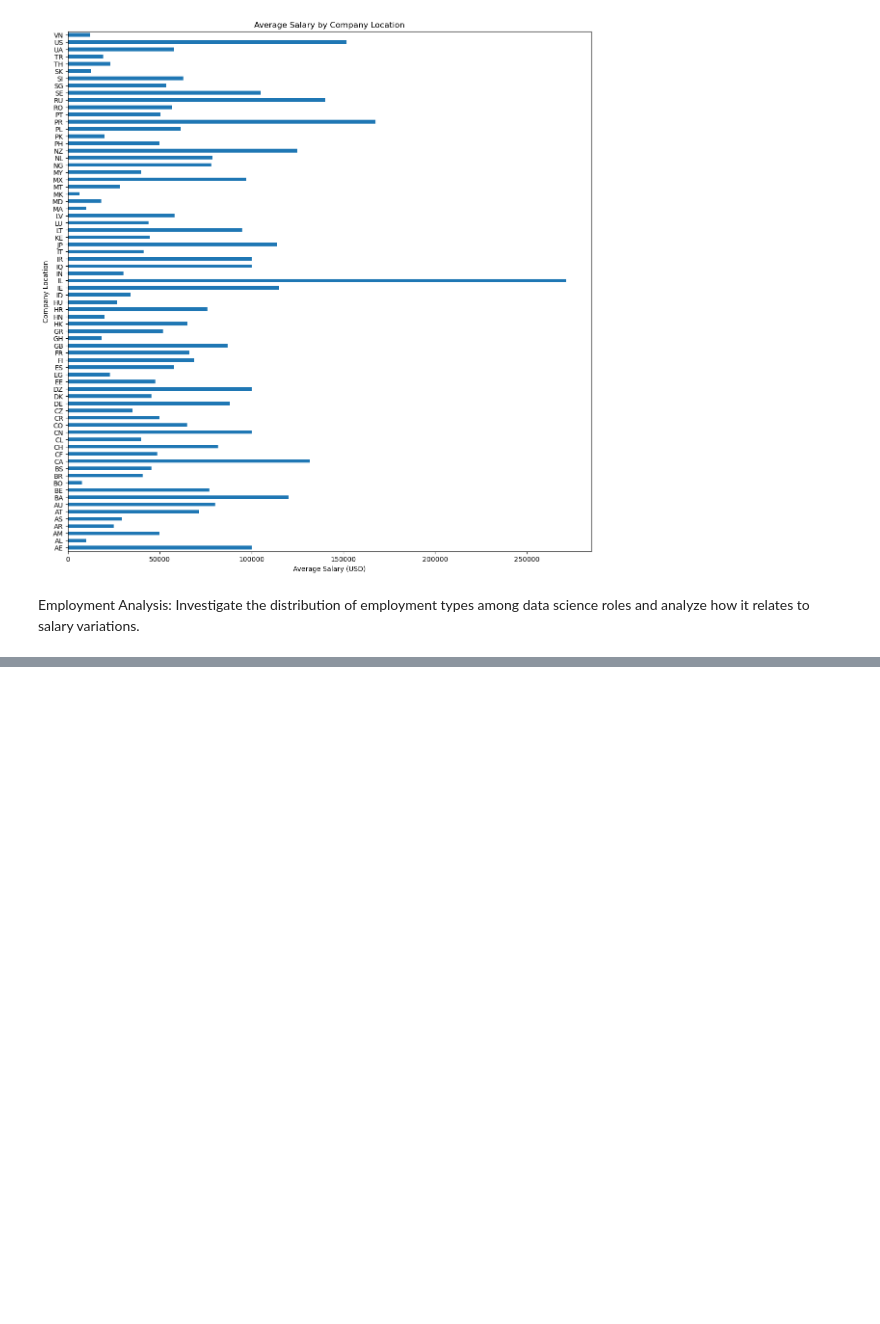
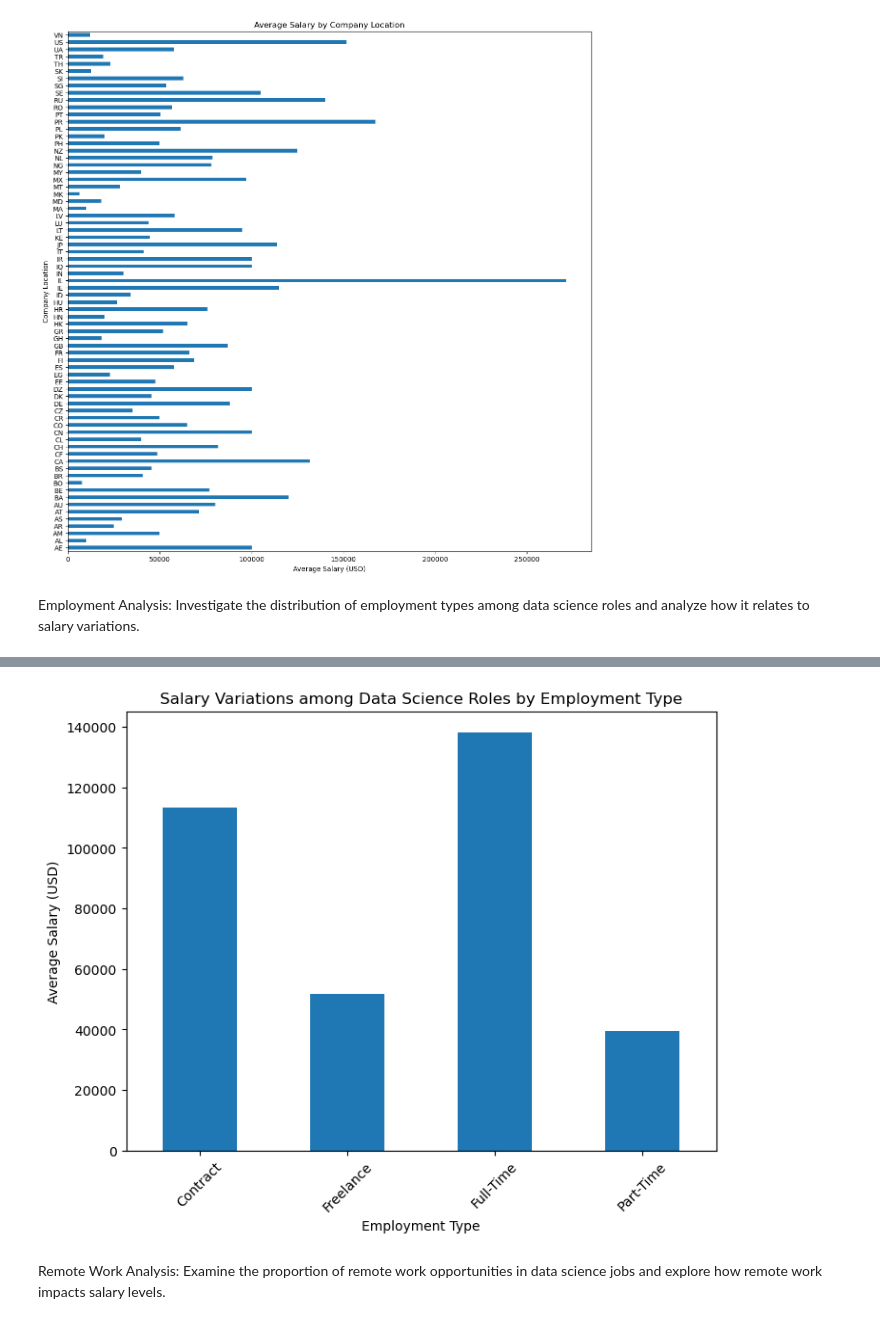
Before and after one commit to georgemcculloch/Data-Science-Salary-Analysis, a Jupyter notebook: data salaries.ipynb, the cells around one changed output, grey strips where cells are left out. Cells and saved outputs as stored; diff of their text form; code cells hidden in the pictures; blank space fills up the shorter version.

```diff
--- a/data salaries.ipynb
+++ b/data salaries.ipynb
@@ -204,0 +204,15 @@ plt.show()
+# %%
+# average salary for employment type
+salary_variation = df.groupby('employment_type')['salary_in_usd'].mean()
+
+plt.figure(figsize=(8, 6))
+salary_variation.plot(kind='bar')
+plt.xlabel('Employment Type')
+plt.ylabel('Average Salary (USD)')
+plt.title('Salary Variations among Data Science Roles by Employment Type')
+plt.xticks(rotation = 45)
+plt.show()
+# %% [output]
+[figure, added]
+# %% [markdown]
+Remote Work Analysis: Examine the proportion of remote work opportunities in data science jobs and explore how remote work impacts salary levels.
```
Also changed, not shown: parts of 1 cell of this notebook.
